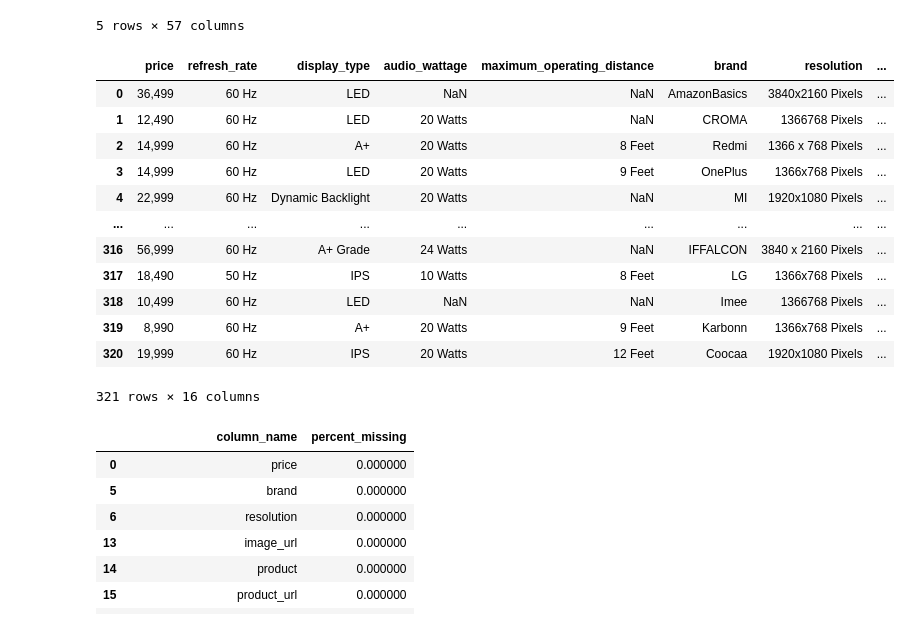
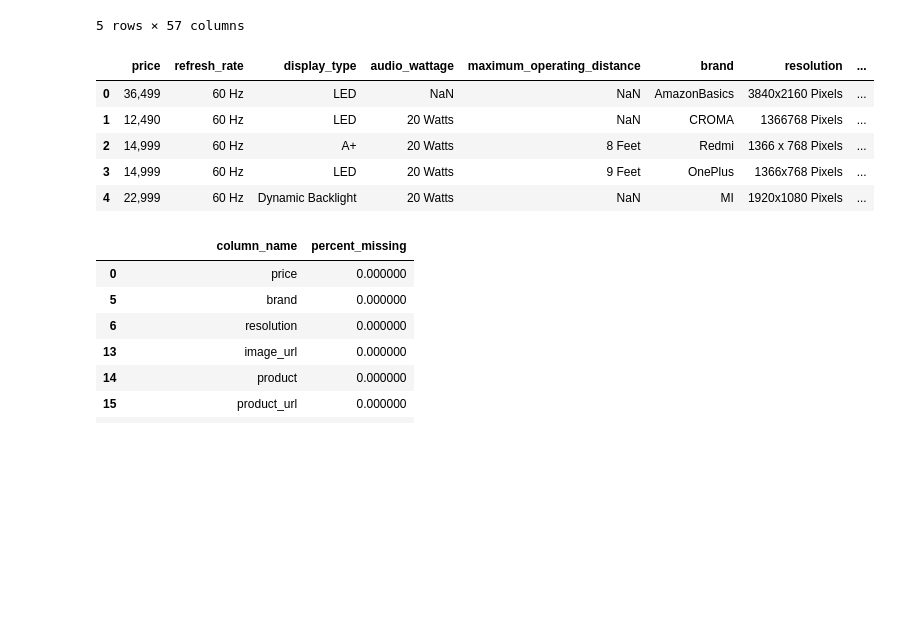
Before and after one commit to AjayKumarChintada/prodcut_recommend, a Jupyter notebook: notebooks/preprocessing.ipynb, the cells around one changed output. Cells and saved outputs as stored; diff of their text form; code cells hidden in the pictures; blank space fills up the shorter version.

Commit message:
upload columns success

```diff
--- a/notebooks/preprocessing.ipynb
+++ b/notebooks/preprocessing.ipynb
@@ -99,31 +81,24 @@ df.head()
 # %%
 ###on showing all the columns SME will give us features selected by sme and product information as payload
 ##INPUTS
 FEATURES_SELECTED_BY_SME = ['price','refresh_rate','display_type','audio_wattage','maximum_operating_distance','brand','resolution','rating',
 'standing_screen_display_size','display_technology','item_weight','wattage','supports_bluetooth_technology']
 
 PRODUCT_INFORMATION = ['image_url','product','product_url']
 
 
 
 ALL_COLUMNS = FEATURES_SELECTED_BY_SME + PRODUCT_INFORMATION
 df = df.loc[:,ALL_COLUMNS]
 
-df
+df.head()
 # %% [output]
 |  | price | refresh_rate | display_type | audio_wattage | maximum_operating_distance | brand | resolution | ... |
 | 0 | 36,499 | 60 Hz | LED | NaN | NaN | AmazonBasics | 3840x2160 Pixels | ... |
 | 1 | 12,490 | 60 Hz | LED | 20 Watts | NaN | CROMA | 1366768 Pixels | ... |
 | 2 | 14,999 | 60 Hz | A+ | 20 Watts | 8 Feet | Redmi | 1366 x 768 Pixels | ... |
 | 3 | 14,999 | 60 Hz | LED | 20 Watts | 9 Feet | OnePlus | 1366x768 Pixels | ... |
 | 4 | 22,999 | 60 Hz | Dynamic Backlight | 20 Watts | NaN | MI | 1920x1080 Pixels | ... |
-| ... | ... | ... | ... | ... | ... | ... | ... | ... |
-| 316 | 56,999 | 60 Hz | A+ Grade | 24 Watts | NaN | IFFALCON | 3840 x 2160 Pixels | ... |
-| 317 | 18,490 | 50 Hz | IPS | 10 Watts | 8 Feet | LG | 1366x768 Pixels | ... |
-| 318 | 10,499 | 60 Hz | LED | NaN | NaN | Imee | 1366768 Pixels | ... |
-| 319 | 8,990 | 60 Hz | A+ | 20 Watts | 9 Feet | Karbonn | 1366x768 Pixels | ... |
-| 320 | 19,999 | 60 Hz | IPS | 20 Watts | 12 Feet | Coocaa | 1920x1080 Pixels | ... |
-321 rows × 16 columns
 # %%
 missing_value_df = null_percentage(df)
 missing_value_df
```
Also changed, not shown: parts of 12 cells of this notebook, 11 other files.
